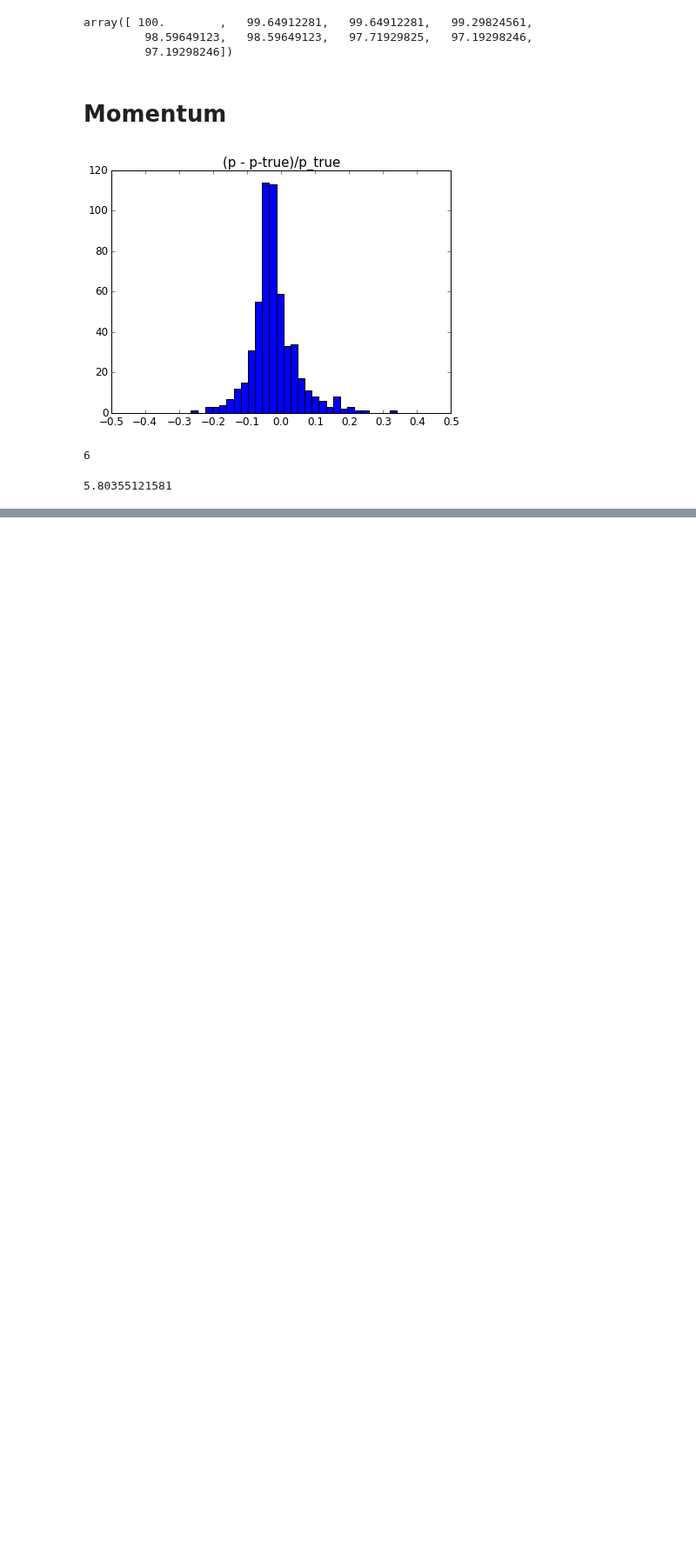
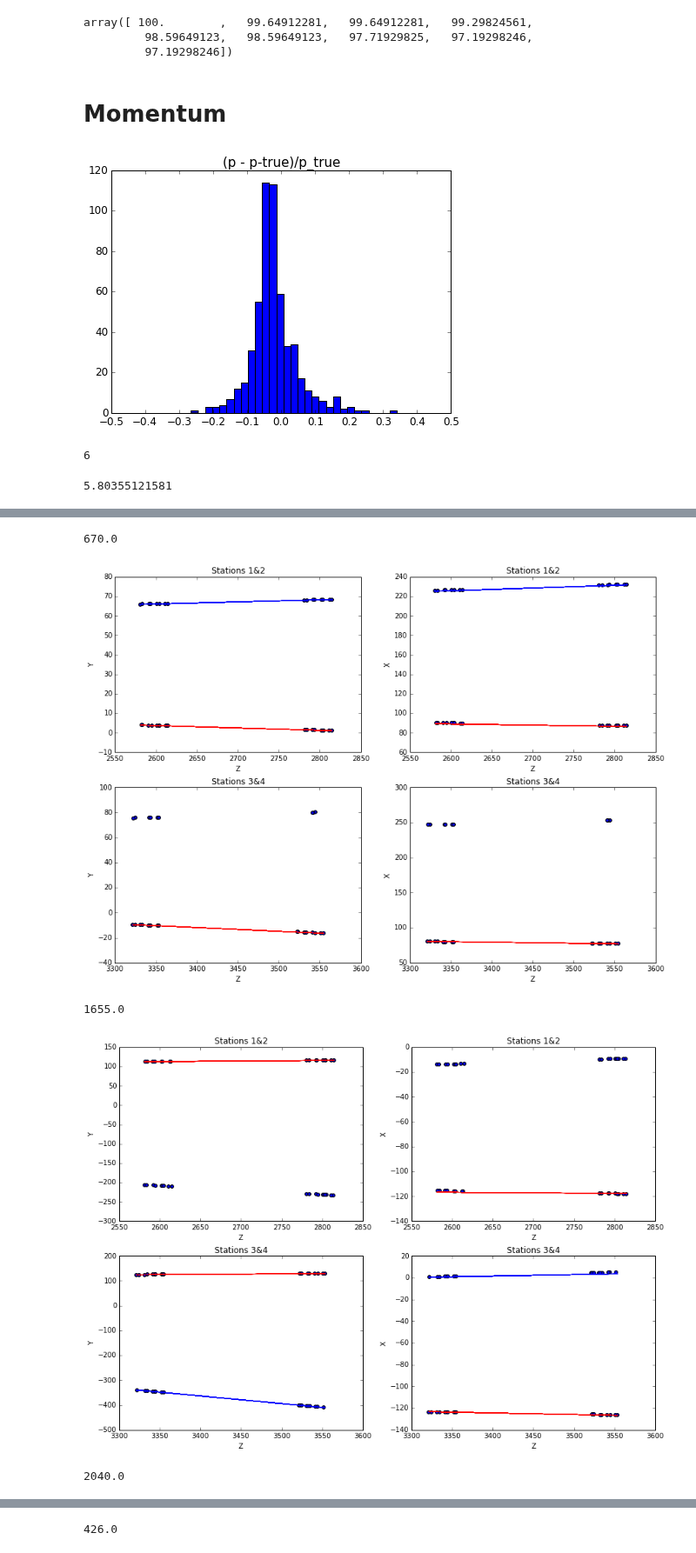
Before and after one commit to yandexdataschool/ship_tracks_recognition, a Jupyter notebook: notebooks/BaselineDoubleHitsAndNewCombination.ipynb, the cells around one changed output, grey strips where cells are left out. Shown at 87% size. Saved outputs shown, nothing was run; the diff lists cells and outputs as text; code cells hidden in the pictures; blank space fills up the shorter version.

Commit message:
Plots of bad events

```diff
--- a/notebooks/BaselineDoubleHitsAndNewCombination.ipynb
+++ b/notebooks/BaselineDoubleHitsAndNewCombination.ipynb
@@ -169,9 +168,8 @@ from metrics import TracksReconstractionMetrics, CombinatorQuality
 %%time
 event_ids = event_ids_test
 
-tracks12 = {}
-tracks34 = {}
 tracks_comb = {}
+tracks = {}
 
 tracks_metrics_before_y = pandas.DataFrame(columns=['EventID', 'AvgEff', 'RecoEff', 'GhostRate', 'CloneRate'])
 tracks_metrics_before_stereo = pandas.DataFrame(columns=['EventID', 'AvgEff', 'RecoEff', 'GhostRate', 'CloneRate'])
@@ -187,7 +185,7 @@ combinations_true = pandas.DataFrame(columns=['EventID', 'IsTrueCombination', 'P
 
 combinations_quality = pandas.DataFrame(columns=['EventID', 'RecoEff', 'GhostRate', 'CloneRate', 'NCombined'])
 
-pass_stages = pandas.DataFrame(columns=['RecoEvents', 'Y12', 'Stereo12', 'Stations12',
+pass_stages = pandas.DataFrame(columns=['EventID', 'RecoEvents', 'Y12', 'Stereo12', 'Stations12',
                                         'Y34', 'Stereo34', 'Stations34', 'Combination', 'Matching'])
 
 for event_id in event_ids:
@@ -265,8 +263,8 @@ for event_id in event_ids:
 
 
     # Save the reconstructed tracks
-    tracks12[event_id] = {'labels':labels12, 'params':tracks_params12}
-    tracks34[event_id] = {'labels':labels34, 'params':tracks_params34}
+    tracks[event_id] = {'labels12':labels12, 'params12':tracks_params12,
+                           'labels34':labels34, 'params34':tracks_params34}
 
 
 
@@ -306,15 +304,16 @@ for event_id in event_ids:
 
 
     # Overall quality
-    pass_stages.loc[len(pass_stages)] = numpy.array([1,
-                                                     (trm12.recognition_efficiency_y_ == 1)*1,
-                                                     (trm12.recognition_efficiency_stereo_ >= 0.5)*1,
-                                                     (trm12.recognition_efficiency_ == 1)*1,
-                                                     (trm34.recognition_efficiency_y_ == 1)*1,
-                                                     (trm34.recognition_efficiency_stereo_ >= 0.5)*1,
-                                                     (trm34.recognition_efficiency_ == 1)*1,
-                                                     (cq.n_combined_ >= 2)*1,
-                                                     (cq.reco_eff_ == 1)*1]).cumprod()
+    line = numpy.array([1,
+                         (trm12.recognition_efficiency_y_ == 1)*1,
+                         (trm12.recognition_efficiency_stereo_ >= 0.5)*1,
+                         (trm12.recognition_efficiency_ == 1)*1,
+                         (trm34.recognition_efficiency_y_ == 1)*1,
+                         (trm34.recognition_efficiency_stereo_ >= 0.5)*1,
+                         (trm34.recognition_efficiency_ == 1)*1,
+                         (cq.n_combined_ >= 2)*1,
+                         (cq.reco_eff_ == 1)*1]).cumprod()
+    pass_stages.loc[len(pass_stages)] = numpy.concatenate(([event_id], line), axis=0)
 
     # Save the tracks combination
     tracks_comb[event_id] = {'tracks_combinations':comb.tracks_combinations_,
@@ -627,0 +650,14 @@ print numpy.abs(p_err[numpy.isfinite(p_err)]).mean() * 100
+# %%
+bad_events = pass_stages[pass_stages.Matching.values == 0]['EventID'].values
+# %%
+from utils import plot_event
+
+for event_id in bad_events:
+    print event_id
+    plot_event(event_id, data, tracks)
+# %% [output]
+670.0
+[figure, added]
+1655.0
+[figure, added]
+2040.0
@@ -627,0 +665 @@ print numpy.abs(p_err[numpy.isfinite(p_err)]).mean() * 100
+426.0
```
Also changed, not shown: parts of 10 cells of this notebook, 1 other file.
